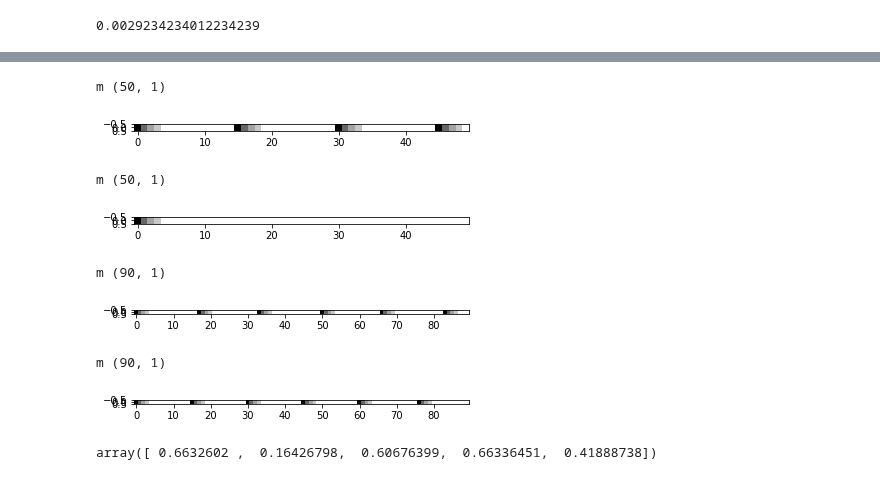
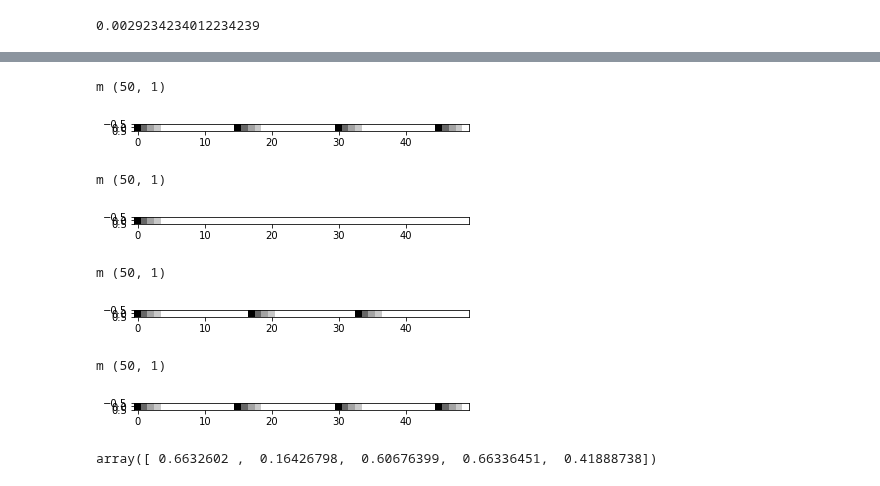
Before and after one commit to voschezang/drum-style-transfer, a Jupyter notebook: src/Experiment-FA-v1c.ipynb, the cells around one changed output, grey strips where cells are left out. Saved outputs shown, nothing was run; the diff lists cells and outputs as text; code cells hidden in the pictures.

```diff
--- a/src/Experiment-FA-v1c.ipynb
+++ b/src/Experiment-FA-v1c.ipynb
@@ -553,18 +553,18 @@ m (50, 1)
 # %%
 # goal examples
 plot.single(x_train[0,:50,0])
 plot.single(x_train[1,:50,0])
-plot.single(x_train[2,:90,0])
-plot.single(x_train[3,:90,0])
+plot.single(x_train[2,:50,0])
+plot.single(x_train[3,:50,0])
 # %% [output]
 m (50, 1)
 [figure]
 m (50, 1)
 [figure]
-m (90, 1)
+m (50, 1)
-[figure, old version]
+[figure, new version]
-m (90, 1)
+m (50, 1)
-[figure, old version]
+[figure, new version]
 # %%
 y_train[:5]
 # %% [output]
```
Also changed, not shown: parts of 8 cells of this notebook, 4 other files.
